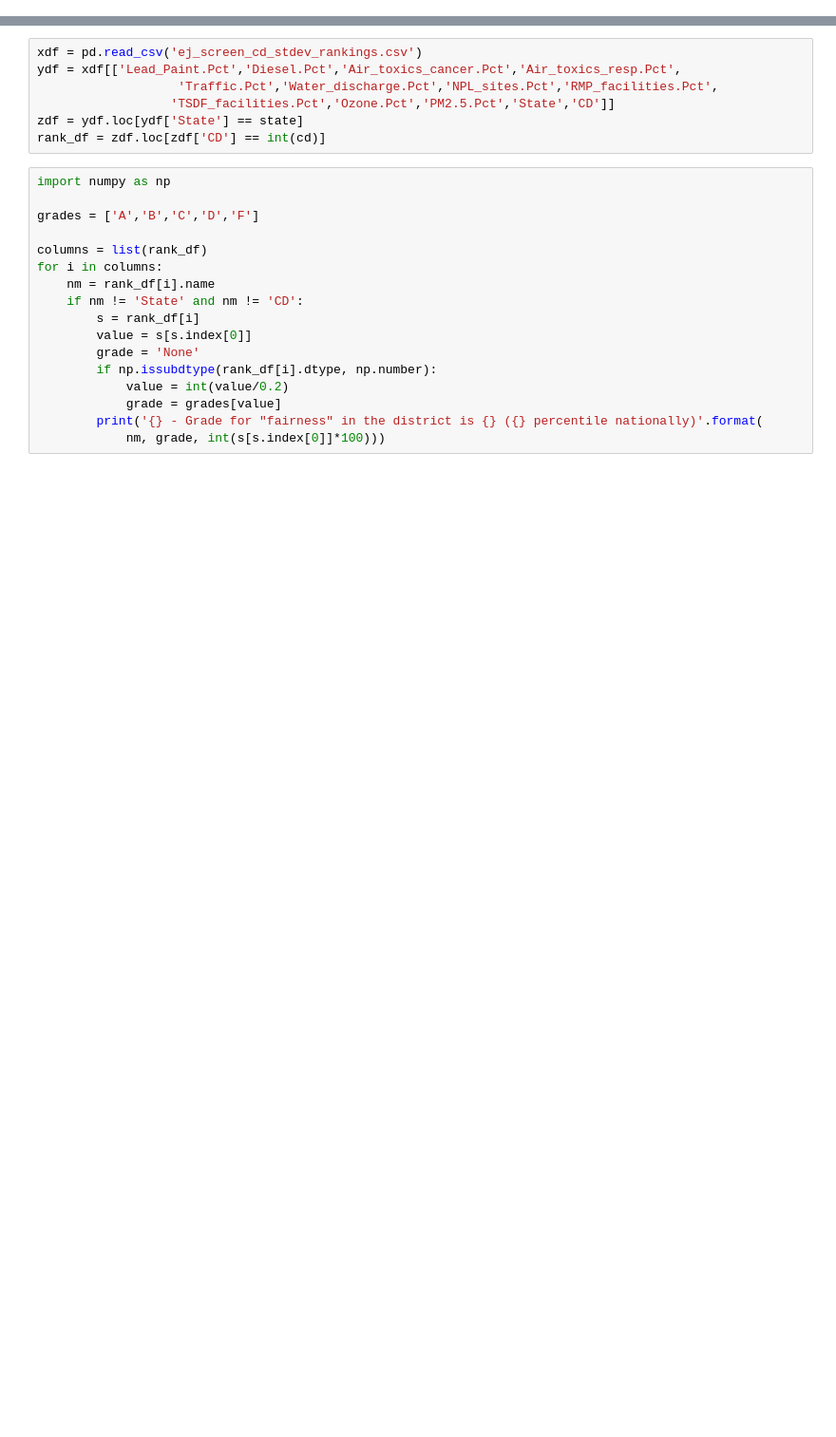
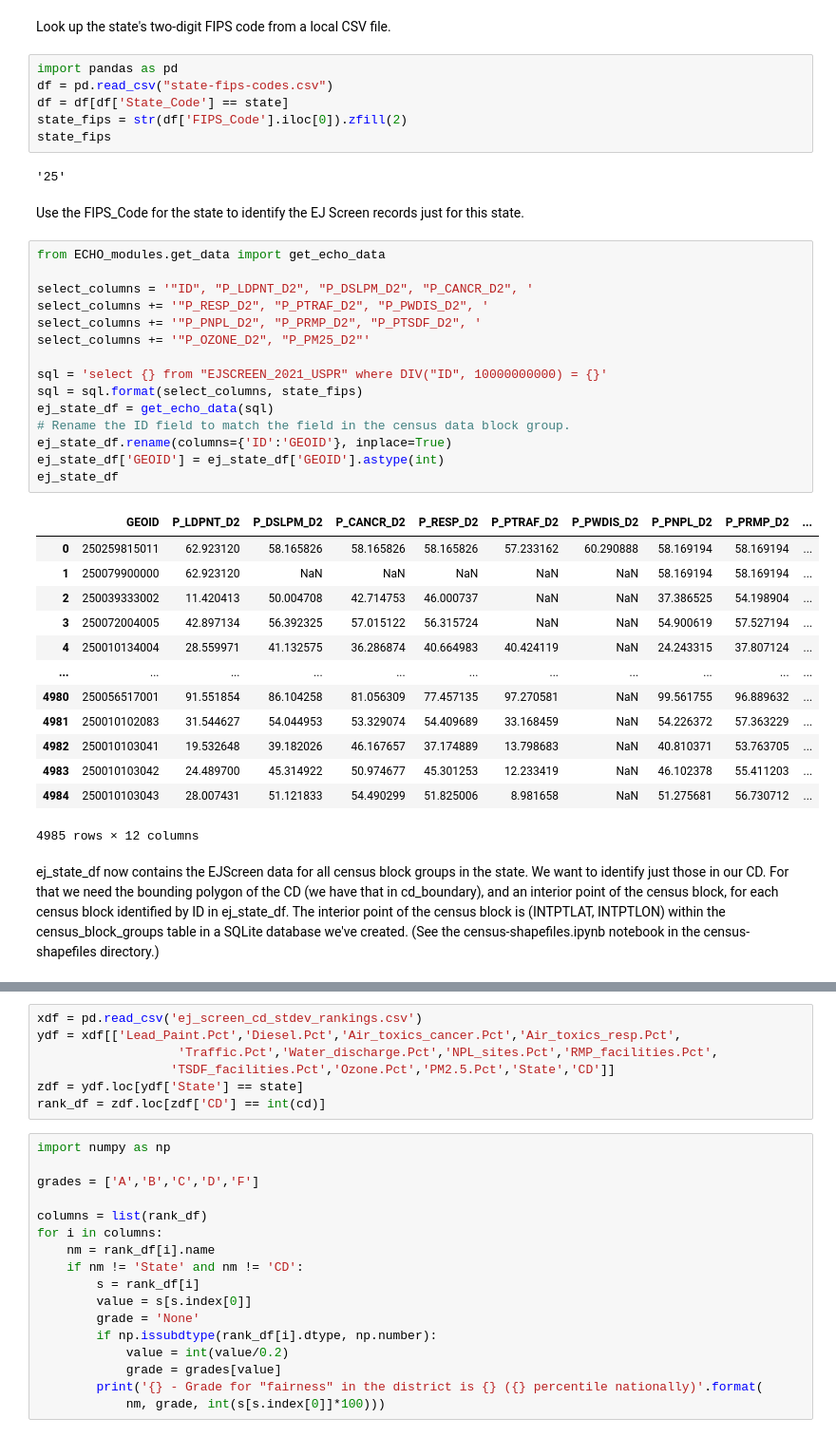
Before and after one commit to edgi-govdata-archiving/EEW-EJScreen, a Jupyter notebook: ejscreen.ipynb, the cells around one changed output, grey strips where cells are left out. Shown: that part at 95% size. Drawn from its saved outputs; the diff is of its cells as text; blank space fills up the shorter version.

Commit message:
Use SBU database for EJScreen data

```diff
--- a/ejscreen.ipynb
+++ b/ejscreen.ipynb
@@ -29,0 +27,49 @@ sql
+# %% [markdown]
+Look up the state's two-digit FIPS code from a local CSV file.
+# %%
+import pandas as pd
+df = pd.read_csv("state-fips-codes.csv")
+df = df[df['State_Code'] == state]
+state_fips = str(df['FIPS_Code'].iloc[0]).zfill(2)
+state_fips
+# %% [output]
+'25'
+# %% [markdown]
+Use the FIPS_Code for the state to identify the EJ Screen records just for this state.
+# %%
+from ECHO_modules.get_data import get_echo_data
+
+select_columns = '"ID", "P_LDPNT_D2", "P_DSLPM_D2", "P_CANCR_D2", '
+select_columns += '"P_RESP_D2", "P_PTRAF_D2", "P_PWDIS_D2", '
+select_columns += '"P_PNPL_D2", "P_PRMP_D2", "P_PTSDF_D2", '
+select_columns += '"P_OZONE_D2", "P_PM25_D2"'
+
+sql = 'select {} from "EJSCREEN_2021_USPR" where DIV("ID", 10000000000) = {}'
+sql = sql.format(select_columns, state_fips)
+ej_state_df = get_echo_data(sql)
+# Rename the ID field to match the field in the census data block group.
+ej_state_df.rename(columns={'ID':'GEOID'}, inplace=True)
+ej_state_df['GEOID'] = ej_state_df['GEOID'].astype(int)
+ej_state_df
+# %% [output]
+|  | GEOID | P_LDPNT_D2 | P_DSLPM_D2 | P_CANCR_D2 | P_RESP_D2 | P_PTRAF_D2 | P_PWDIS_D2 | P_PNPL_D2 | P_PRMP_D2 | ... |
+| 0 | 250259815011 | 62.923120 | 58.165826 | 58.165826 | 58.165826 | 57.233162 | 60.290888 | 58.169194 | 58.169194 | ... |
+| 1 | 250079900000 | 62.923120 | NaN | NaN | NaN | NaN | NaN | 58.169194 | 58.169194 | ... |
+| 2 | 250039333002 | 11.420413 | 50.004708 | 42.714753 | 46.000737 | NaN | NaN | 37.386525 | 54.198904 | ... |
+| 3 | 250072004005 | 42.897134 | 56.392325 | 57.015122 | 56.315724 | NaN | NaN | 54.900619 | 57.527194 | ... |
+| 4 | 250010134004 | 28.559971 | 41.132575 | 36.286874 | 40.664983 | 40.424119 | NaN | 24.243315 | 37.807124 | ... |
+| ... | ... | ... | ... | ... | ... | ... | ... | ... | ... | ... |
+| 4980 | 250056517001 | 91.551854 | 86.104258 | 81.056309 | 77.457135 | 97.270581 | NaN | 99.561755 | 96.889632 | ... |
+| 4981 | 250010102083 | 31.544627 | 54.044953 | 53.329074 | 54.409689 | 33.168459 | NaN | 54.226372 | 57.363229 | ... |
+| 4982 | 250010103041 | 19.532648 | 39.182026 | 46.167657 | 37.174889 | 13.798683 | NaN | 40.810371 | 53.763705 | ... |
+| 4983 | 250010103042 | 24.489700 | 45.314922 | 50.974677 | 45.301253 | 12.233419 | NaN | 46.102378 | 55.411203 | ... |
+| 4984 | 250010103043 | 28.007431 | 51.121833 | 54.490299 | 51.825006 | 8.981658 | NaN | 51.275681 | 56.730712 | ... |
+4985 rows × 12 columns
+# %% [markdown]
+ej_state_df now contains the EJScreen data for all census block groups in the state.
+We want to identify just those in our CD.
+For that we need the bounding polygon of the CD (we have that in cd_boundary), and an interior
+point of the census block, for each census block identified by ID in ej_state_df.
+The interior point of the census block is (INTPTLAT, INTPTLON) within the census_block_groups table
+in a SQLite database we've created. (See the census-shapefiles.ipynb notebook in the census-shapefiles
+directory.)
```
Also changed, not shown: parts of 24 cells of this notebook, 5 other files.
